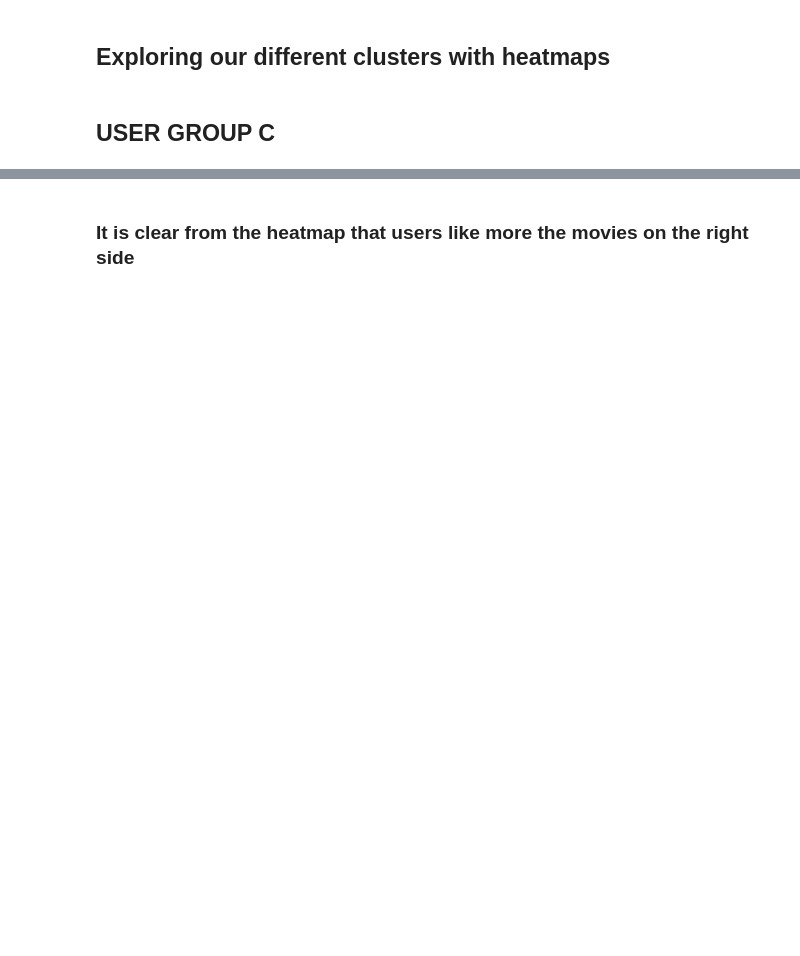
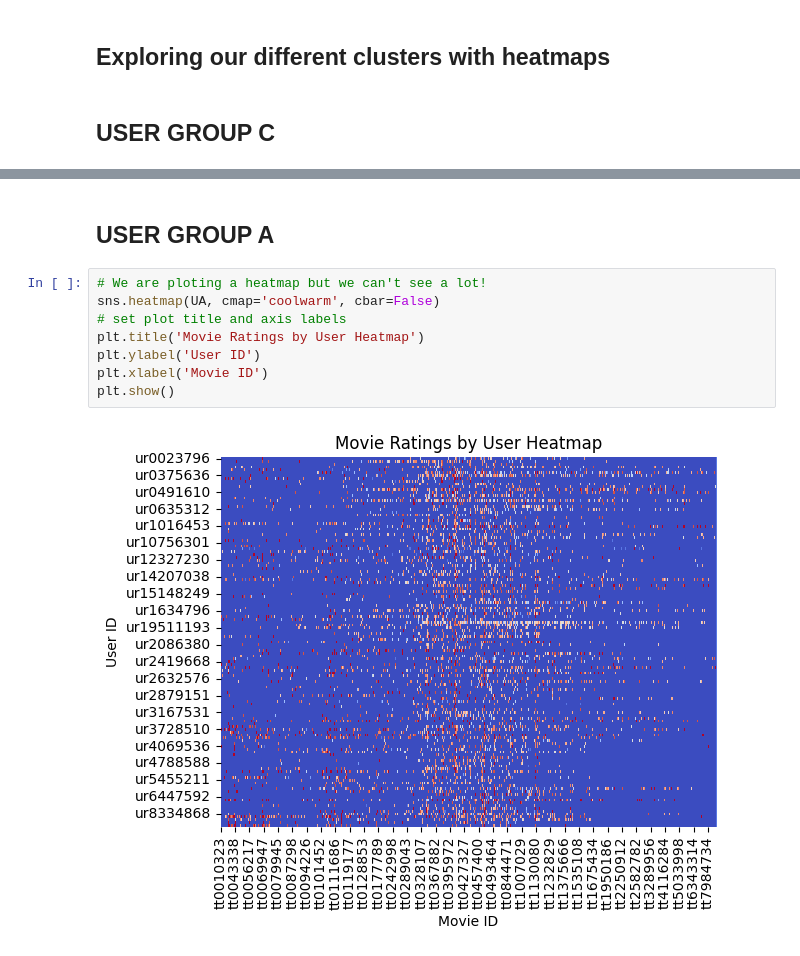
Before and after one commit to Panoskontos/Movie_reccomendation, a Jupyter notebook: main.ipynb, the cells around one changed output, grey strips where cells are left out. Cells and saved outputs as stored; diff of their text form; blank space fills up the shorter version.

```diff
--- a/main.ipynb
+++ b/main.ipynb
@@ -413,2 +417,12 @@ plt.show()
-# %% [markdown]
-### It is clear from the heatmap that users like more the movies on the right side
+# %% [markdown]
+## USER GROUP A
+# %%
+# We are ploting a heatmap but we can't see a lot!
+sns.heatmap(UA, cmap='coolwarm', cbar=False)
+# set plot title and axis labels
+plt.title('Movie Ratings by User Heatmap')
+plt.ylabel('User ID')
+plt.xlabel('Movie ID')
+plt.show()
+# %% [output]
+[figure, added]
```
Also changed, not shown: parts of 16 cells of this notebook.
